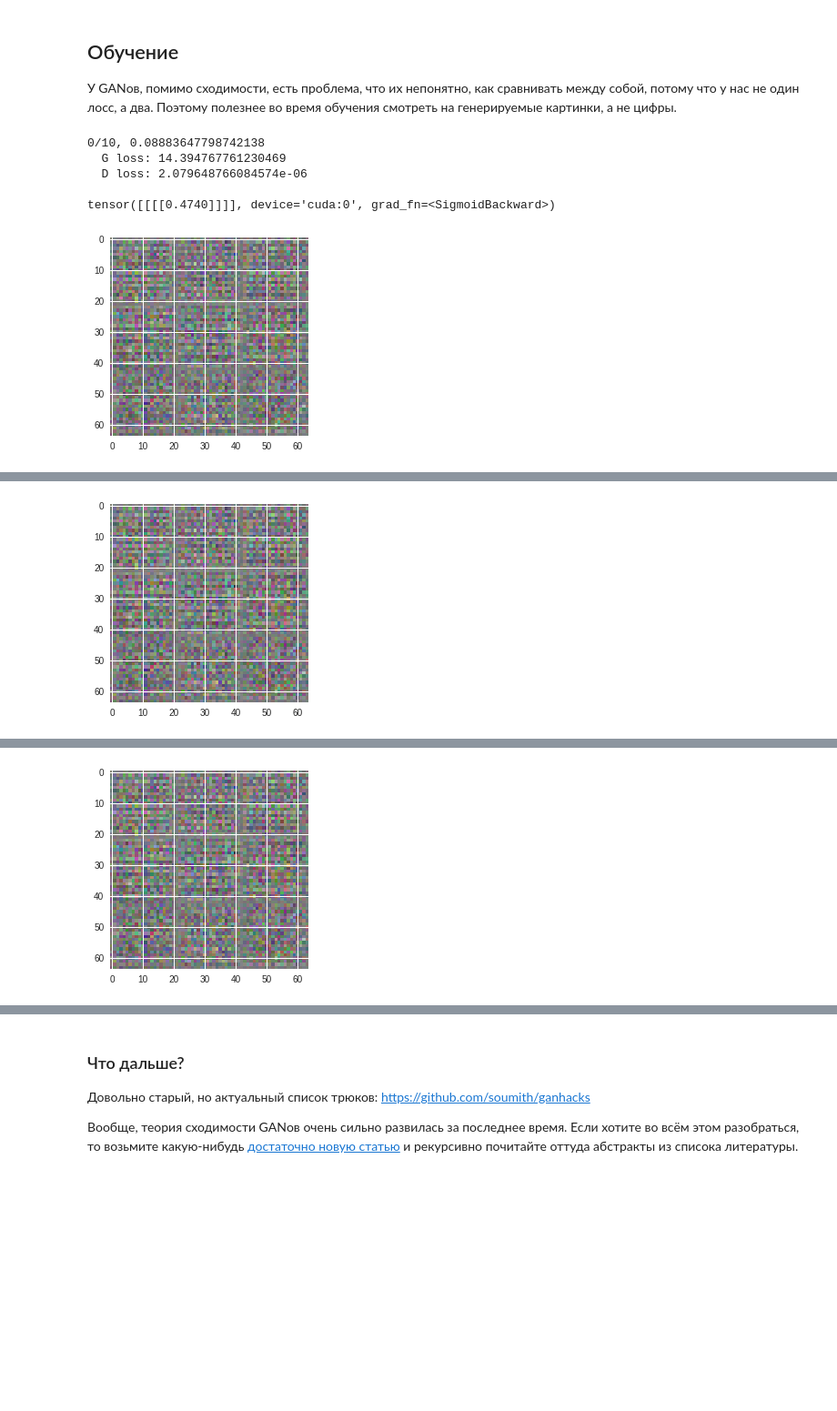
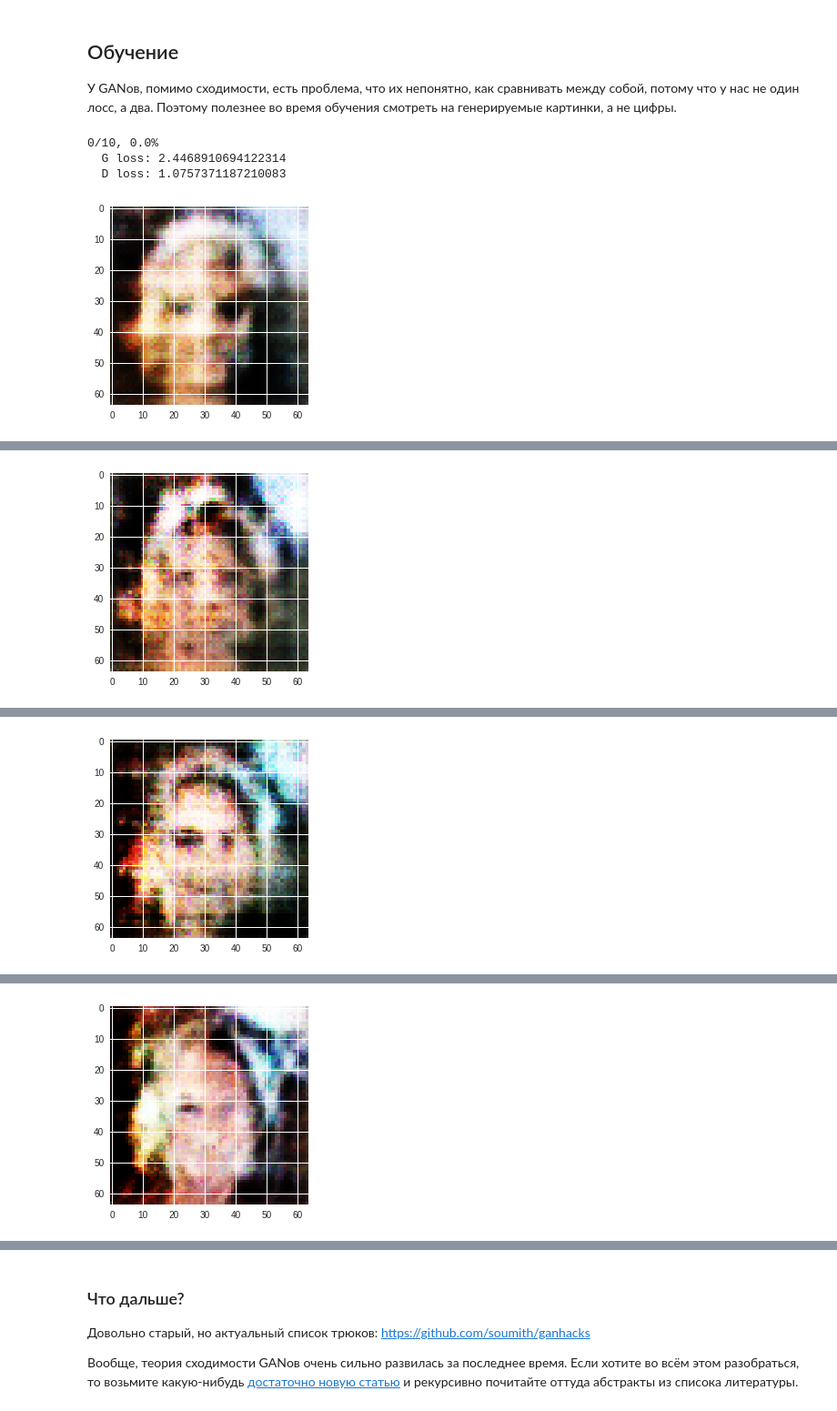
Before and after one commit to Neafiol/Tinkoff, a Jupyter notebook: GAN/gans.ipynb, the cells around one changed output, grey strips where cells are left out. Shown at 91% size. Cells and saved outputs as stored; diff of their text form; code cells hidden in the pictures; blank space fills up the shorter version.

```diff
--- a/GAN/gans.ipynb
+++ b/GAN/gans.ipynb
@@ -98,2 +55,0 @@ torch.Size([3, 64, 64])
-# %%
-device = torch.device('cuda:0')
@@ -195,6 +182,12 @@ def to_numpy_image(img):
 # %%
 ii = 0
+fixed_noise=torch.randn(1, latent_size, 1, 1).to(device)
 num_epochs = 10
+optim_D = optim.Adam(D.parameters(), lr=learning_rate,betas=(0.5, 0.999))
+optim_G = optim.Adam(G.parameters(), lr=learning_rate,betas=(0.5, 0.999))
+criterion = nn.BCELoss().to(device)
+
+
 for epoch in range(num_epochs):
   iters = 0
 
@@ -208,54 +201,47 @@ for epoch in range(num_epochs):
     #print(b_s)
     if b_s != 64:
       continue
+
     D.zero_grad()
     lbl = torch.full((b_s,), 1, device = device)
     #print(lbl)
     out = D(y_real).squeeze()
     lD_real = criterion(out, lbl)
     lD_real.backward()
 
 
     zz = torch.randn(batch_size, latent_size, 1, 1, device=device)
     y_fake = G(zz)
     lbl.fill_(0)
     out = D(y_fake.detach()).squeeze()
     lD_fake = criterion(out, lbl)
     lD_fake.backward()
     lD = lD_real + lD_fake
-    optimizerD.step()
+    optim_D.step()
 
 
 
     G.zero_grad()
     lbl.fill_(1)
     out = D(y_fake).squeeze()
     lG = criterion(out, lbl)
     lG.backward()
-    optimizerG.step()
+    optim_G.step()
 
     if iters % 50 == 0:
             # Выведем информацию о том, как наша сеть справляется
-            print(f'{epoch}/{num_epochs}, {i/len(loader)}')
-            print(f'  G loss: {G_loss}')
-            print(f'  D loss: {D_loss}')
-            print()
+      print(f'{epoch}/{num_epochs}, {iters/len(loader)*100}%')
+      print(f'  G loss: {lG.item()}')
+      print(f'  D loss: {lD.item()}')
 
     if iters % 200 == 0:
-        fake = G(fixed_noise)
-        print(D(fake))
+            fake = G(fixed_noise).squeeze()
 
-        img_list.append(fake)
-        img_pred = to_numpy_image(fake)
-
-        plt.figure(figsize=(4,4))
-        plt.imshow(img_pred)
-        plt.show()
-    iters+=1
+            plt.imshow((fake.cpu().data.numpy().transpose(1, 2, 0)+1)/2)
+            plt.show()
+    iters += 1
 # %% [output]
-0/10, 0.08883647798742138
-  G loss: 14.394767761230469
-  D loss: 2.079648766084574e-06
-
-tensor([[[[0.4740]]]], device='cuda:0', grad_fn=<SigmoidBackward>)
+0/10, 0.0%
+  G loss: 2.4468910694122314
+  D loss: 1.0757371187210083
-[figure, old version]
+[figure, new version]
@@ -279 +260 @@ tensor([[[[0.4740]]]], device='cuda:0', grad_fn=<SigmoidBackward>)
-[figure, old version]
+[figure, new version]
@@ -297 +273 @@ tensor([[[[0.4740]]]], device='cuda:0', grad_fn=<SigmoidBackward>)
-[figure, old version]
+[figure, new version]
@@ -308,0 +286 @@ tensor([[[[0.4740]]]], device='cuda:0', grad_fn=<SigmoidBackward>)
+[figure, added]
```
Also changed, not shown: parts of 19 cells of this notebook.
